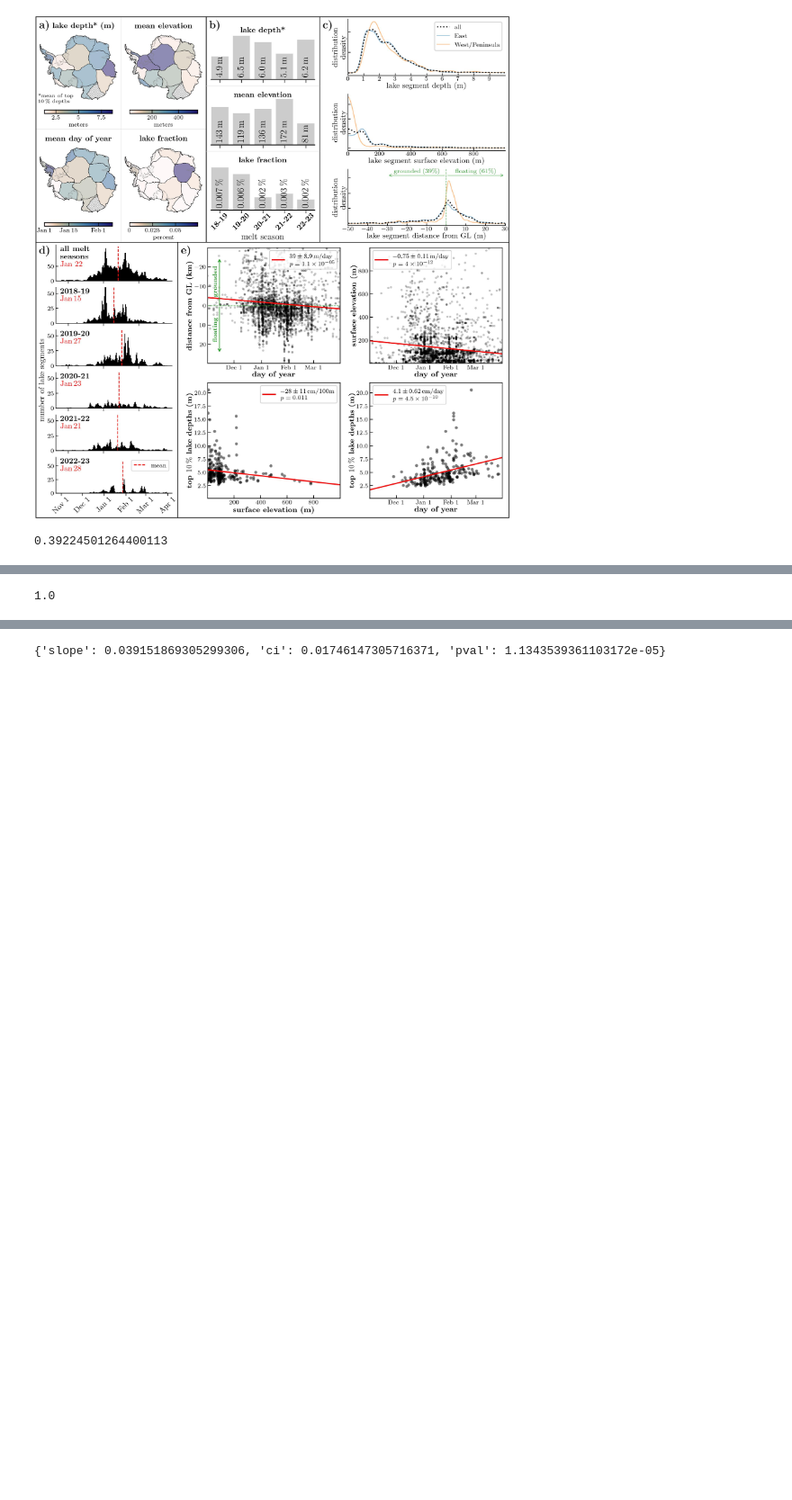
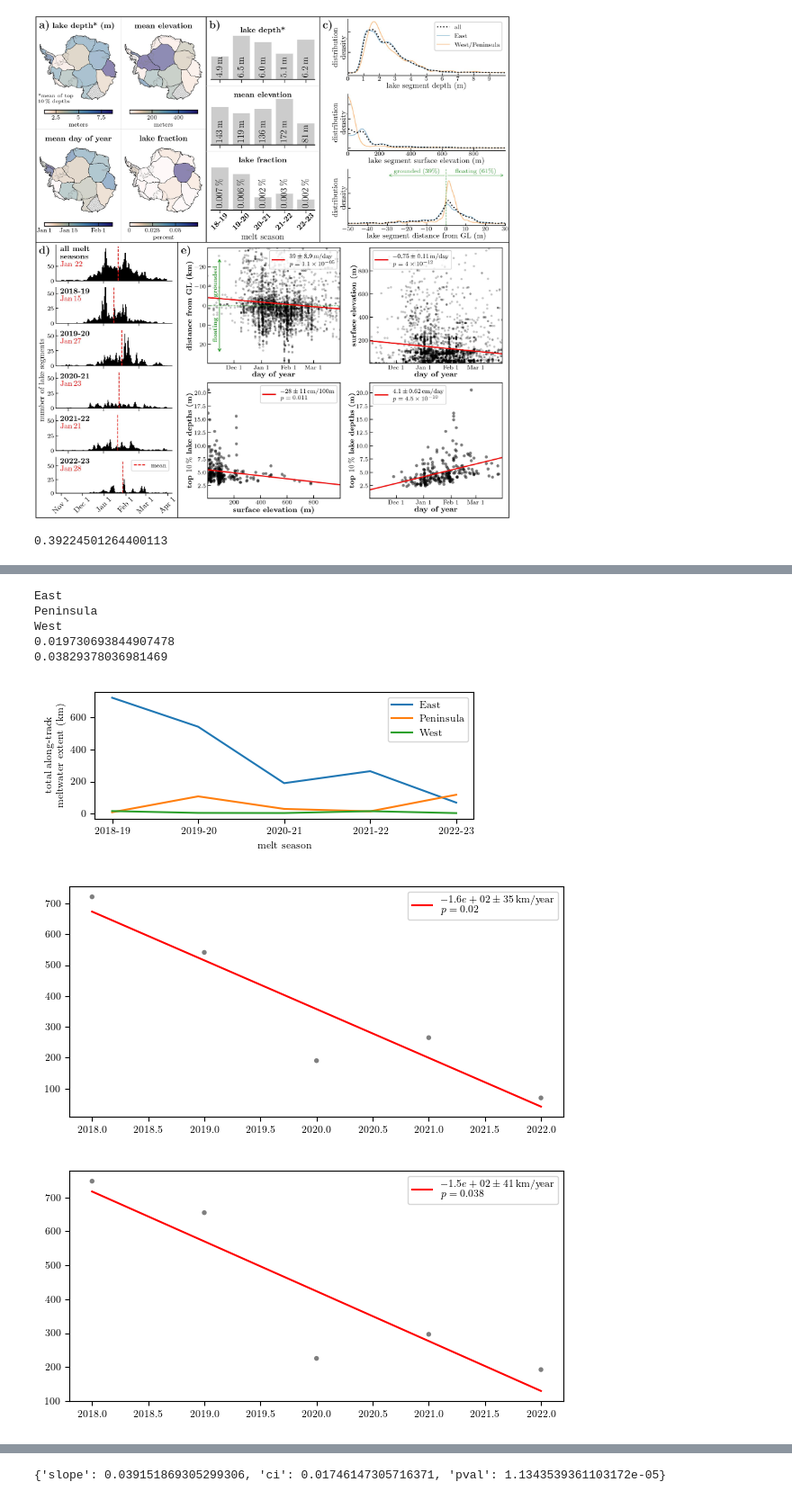
Before and after one commit to fliphilipp/antarctica-supraglacial-lake-depths-figures, a Jupyter notebook: 02-stats.ipynb, the cells around one changed output, grey strips where cells are left out. Shown at 90% size. Cells and saved outputs as stored; diff of their text form; code cells hidden in the pictures; blank space fills up the shorter version.

Commit message:
add trends plot

```diff
--- a/02-stats.ipynb
+++ b/02-stats.ipynb
@@ -803,4 +1025,65 @@ cax.set_xticks(doy_list, labels=ylab_list)
-# %%
-basins.doy_mean.min()
-# %% [output]
-1.0
+# %%
+plt.close('all')
+dffit = gdfg.copy()
+n_lakes = dffit.groupby(['region','melt_season'])[['lake_id']].count().rename(columns={'lake_id': 'n_lakes'})
+amt_wtr = dffit.groupby(['region','melt_season'])[['length_water']].sum().rename(columns={'lake_id': 'n_lakes'})
+# eais_lakes['year'] = np.arange(2019, 2024)
+# eais_lakes
+amt_wtr['year'] = amt_wtr.index.get_level_values('melt_season')
+amt_wtr['year'] = amt_wtr['year'].apply(lambda x: int(x[:4]))
+amt_wtr['length_km'] = amt_wtr.length_water / 1000
+
+regions = ['East', 'Peninsula', 'West']
+fig, ax = plt.subplots(figsize=[5,2])
+for region in regions:
+    print(region)
+    dfr = amt_wtr.loc[region]
+    ax.plot(dfr.year, dfr.length_km, label=region)
+fig.tight_layout()
+ax.set_xticks(np.arange(2018, 2023), ['%d-%d' % (x, x+1-2000) for x in np.arange(2018, 2023)])
+ax.legend(loc = 'upper right')
+ax.set_xlabel('melt season')
+ax.set_ylabel('total along-track\nmeltwater extent (km)')
+fig.tight_layout()
+figfn = 'figures/ais_lakes_regional_trends.jpg'
+fig.savefig(figfn, dpi=600, bbox_inches='tight', pad_inches=0.03)
+
+fig, ax = plt.subplots(figsize=[6,3])
+x = 'year'
+y = 'length_km'
+units = {'x': 'year', 'y': 'km'}
+dffit = amt_wtr.loc['East'].copy()
+dffit['length_km'] = dffit.length_water / 1000
+pars, pred = get_model(dffit, x, y, units=units, uncertainty=uncert_mode)
+print(pars['pval'])
+scatt = ax.scatter(dffit[x], dffit[y], s=dot_size, color='k', alpha=dot_alpha, edgecolors='none')
+ax.plot(pred['x'], pred['y'], 'r-', label=pars['label'])
+ax.legend(loc='upper right')
+# ax.set_xticks
+fig.tight_layout()
+
+fig, ax = plt.subplots(figsize=[6,3])
+x = 'year'
+y = 'length_km'
+units = {'x': 'year', 'y': 'km'}
+dffit = gdfg.copy()
+dffit = dffit.groupby('melt_season')[['length_water']].sum()
+dffit['length_km'] = dffit.length_water / 1000
+dffit['year'] = dffit.index.get_level_values('melt_season')
+dffit['year'] = dffit['year'].apply(lambda x: int(x[:4]))
+pars, pred = get_model(dffit, x, y, units=units, uncertainty=uncert_mode)
+print(pars['pval'])
+scatt = ax.scatter(dffit[x], dffit[y], s=dot_size, color='k', alpha=dot_alpha, edgecolors='none')
+ax.plot(pred['x'], pred['y'], 'r-', label=pars['label'])
+ax.legend(loc='upper right')
+# ax.set_xticks
+fig.tight_layout()
+# %% [output]
+East
+Peninsula
+West
+0.019730693844907478
+0.03829378036981469
+[figure, added]
+[figure, added]
+[figure, added]
```
Also changed, not shown: parts of 22 cells of this notebook, 6 other files.
